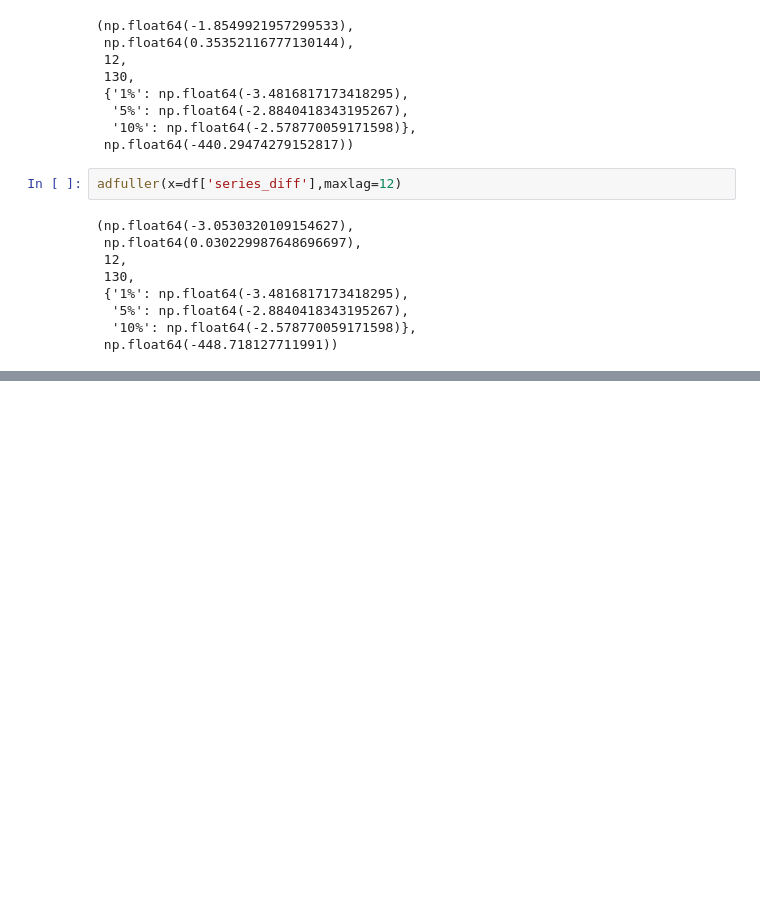
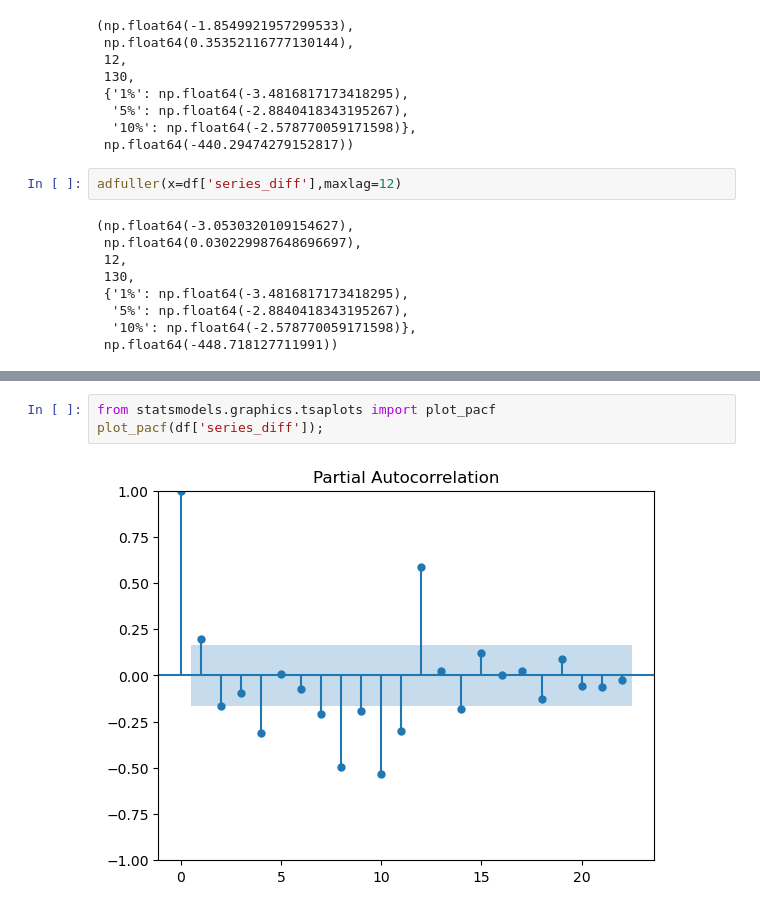
Before and after one commit to BinethBasilu/Time-Series-Forecasting-Python-, a Jupyter notebook: 6_ARIMA_Modelling/code.ipynb, the cells around one changed output, grey strips where cells are left out. Cells and saved outputs as stored; diff of their text form; blank space fills up the shorter version.

```diff
--- a/6_ARIMA_Modelling/code.ipynb
+++ b/6_ARIMA_Modelling/code.ipynb
@@ -179,0 +191,5 @@ adfuller(x=df['series_diff'],maxlag=12)
+# %%
+from statsmodels.graphics.tsaplots import plot_pacf
+plot_pacf(df['series_diff']);
+# %% [output]
+[figure, added]
```
Also changed, not shown: parts of 25 cells of this notebook.
